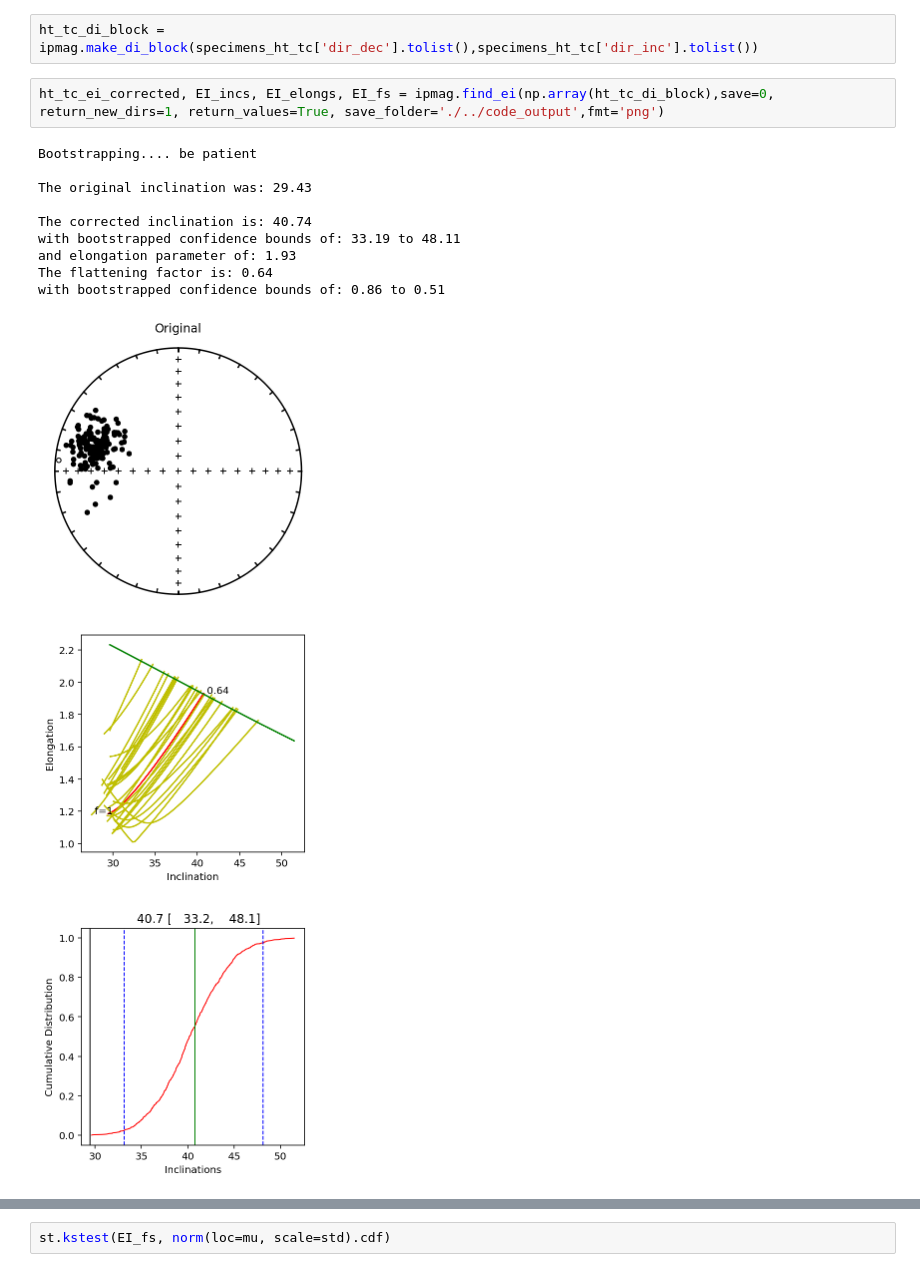
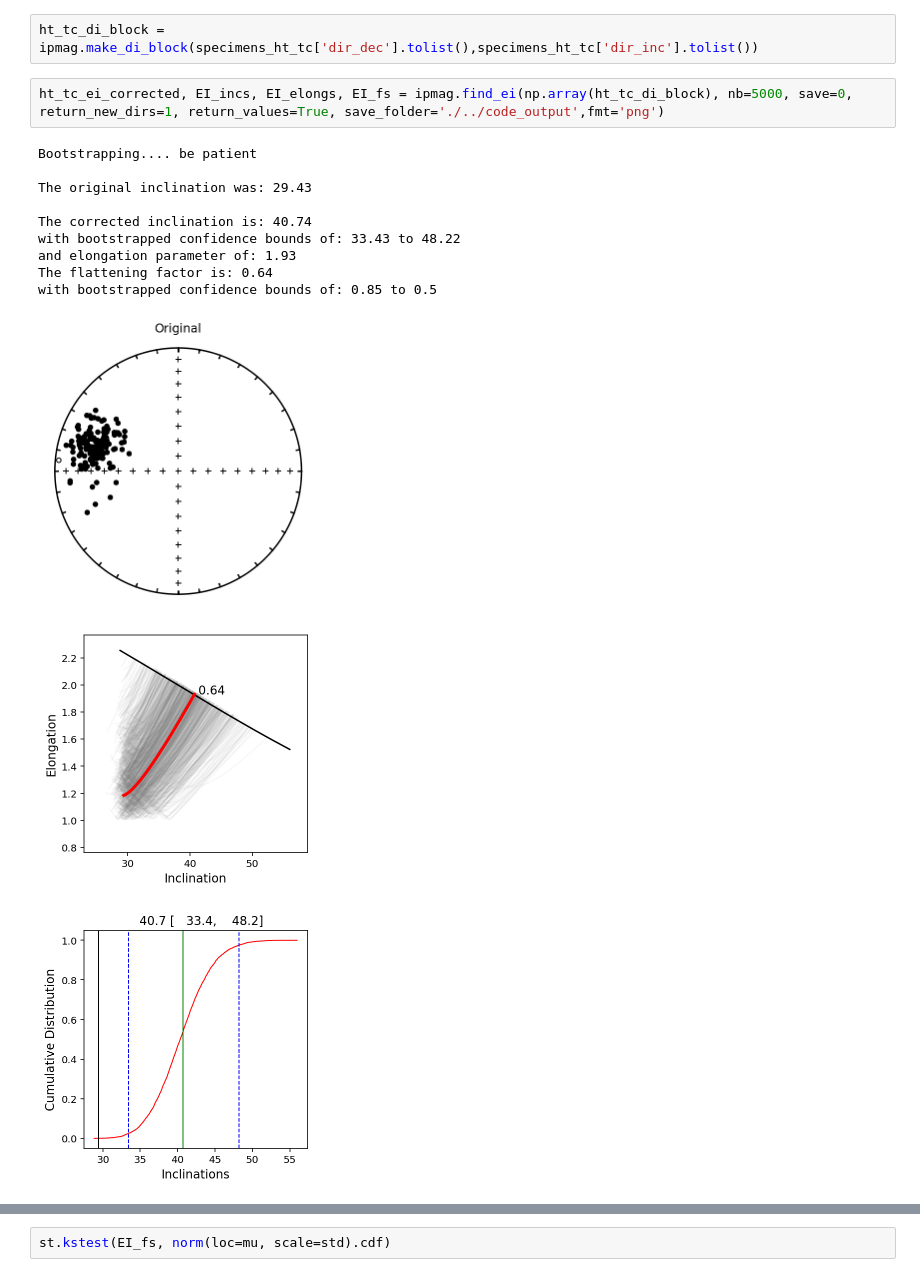
Before and after one commit to Swanson-Hysell-Group/Inclination_Shallowing, a Jupyter notebook: code/Notebooks/Cutface_pmag.ipynb, the cells around one changed output, grey strips where cells are left out. Cells and saved outputs as stored; diff of their text form.

```diff
--- a/code/Notebooks/Cutface_pmag.ipynb
+++ b/code/Notebooks/Cutface_pmag.ipynb
@@ -522,20 +522,20 @@ plt.show()
 # %%
 ht_tc_di_block = ipmag.make_di_block(specimens_ht_tc['dir_dec'].tolist(),specimens_ht_tc['dir_inc'].tolist())
 # %%
-ht_tc_ei_corrected, EI_incs, EI_elongs, EI_fs = ipmag.find_ei(np.array(ht_tc_di_block),save=0, return_new_dirs=1, return_values=True, save_folder='./../code_output',fmt='png')
+ht_tc_ei_corrected, EI_incs, EI_elongs, EI_fs = ipmag.find_ei(np.array(ht_tc_di_block), nb=5000, save=0, return_new_dirs=1, return_values=True, save_folder='./../code_output',fmt='png')
 # %% [output]
 Bootstrapping.... be patient
 
 The original inclination was: 29.43
 
 The corrected inclination is: 40.74
-with bootstrapped confidence bounds of: 33.19 to 48.11
+with bootstrapped confidence bounds of: 33.43 to 48.22
 and elongation parameter of: 1.93
 The flattening factor is: 0.64
-with bootstrapped confidence bounds of: 0.86 to 0.51
+with bootstrapped confidence bounds of: 0.85 to 0.5
 [figure]
-[figure, old version]
+[figure, new version]
-[figure, old version]
+[figure, new version]
 [figure]
 # %%
 np.round(np.percentile(EI_fs, [2.5, 97.5]), 2)
```
Also changed, not shown: parts of 16 cells of this notebook.
